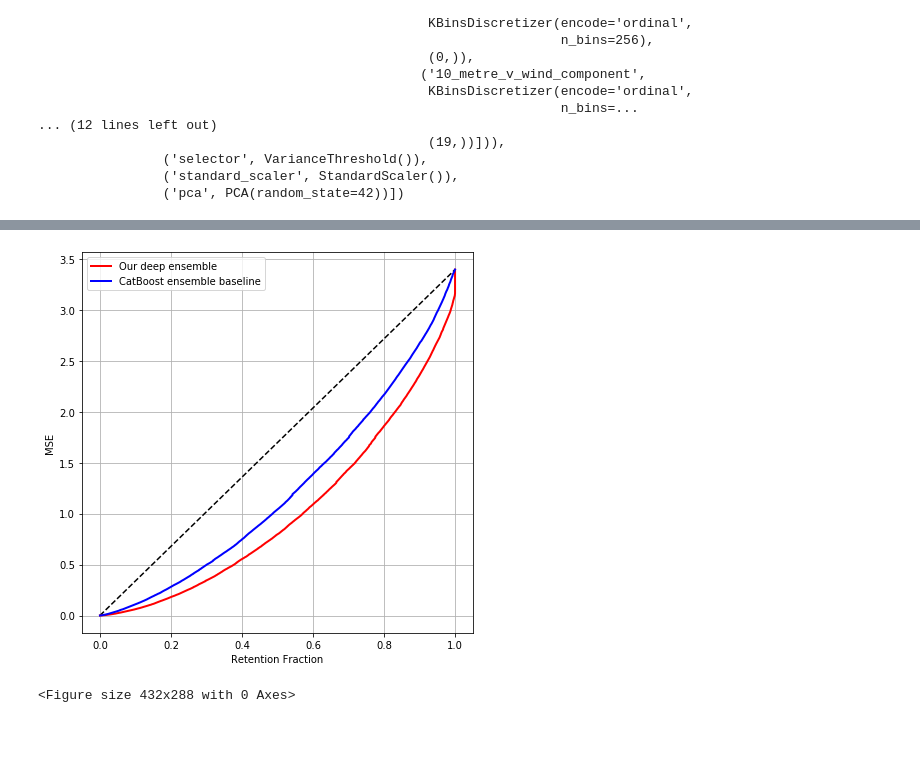
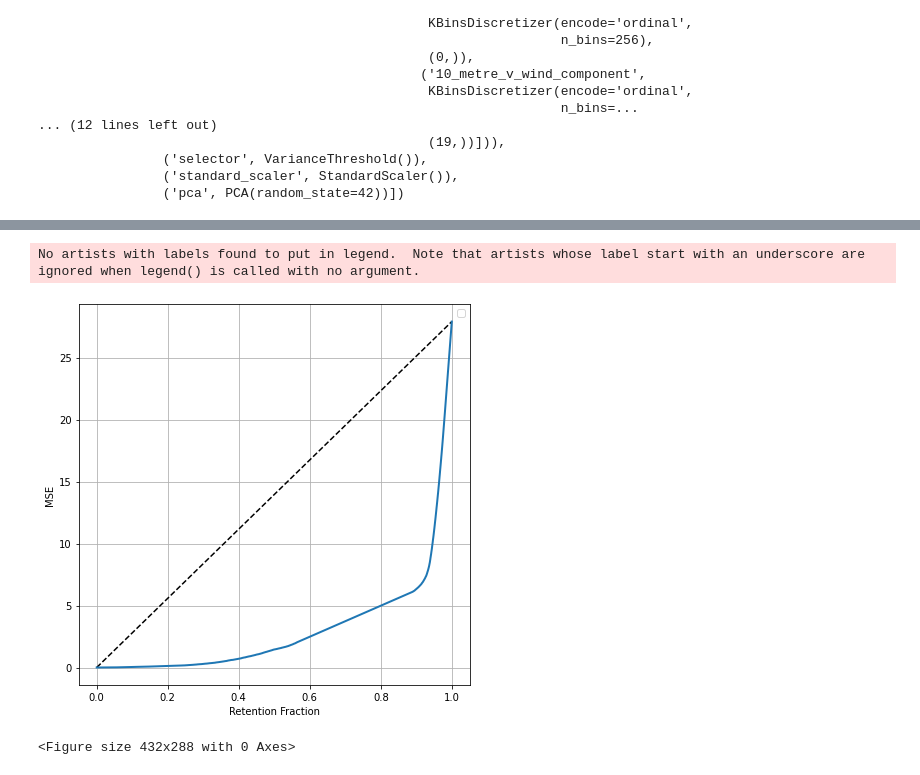
Before and after one commit to not-Karot/yandex-shifts-weather, a Jupyter notebook: deep_ensemble_with_uncertainty_and_spec_fe_eval.ipynb, the cells around one changed output, grey strips where cells are left out. Cells and saved outputs as stored; diff of their text form; code cells hidden in the pictures; blank space fills up the shorter version.

Commit message:
dropna

```diff
--- a/deep_ensemble_with_uncertainty_and_spec_fe_eval.ipynb
+++ b/deep_ensemble_with_uncertainty_and_spec_fe_eval.ipynb
@@ -561,5 +596,5 @@ for nn_idx in range(ensemble_size):
 # %%
-df_in = pd.read_csv(dev_in_name)
+df_in = xr.open_zarr(dev_in_name).to_dataframe().dropna()#pd.read_csv(dev_in_name)
 print(f'Row number is {df_in.shape[0]}.')
 print(f'Column number is {df_in.shape[1]}.')
 # %% [output]
@@ -578,5 +613,5 @@ df_in.head()
 # %%
-df_out = pd.read_csv(dev_out_name)
+df_out = xr.open_zarr(dev_out_name).to_dataframe().dropna()#pd.read_csv(dev_out_name)
 print(f'Row number is {df_out.shape[0]}.')
 print(f'Column number is {df_out.shape[1]}.')
 # %% [output]
@@ -603,0 +648,3 @@ targets = np.concatenate([
+# %%
+df_out= df_out[['S']]
+df_out.head()
@@ -604,3 +659,7 @@ targets = np.concatenate([
+# %%
+inputs = df_in.to_numpy().astype(np.float64)
+targets = df_out.to_numpy().astype(np.float64)
+targets = targets.ravel()
 # %%
 start_inference_time = time.time()
 all_preds = predict_by_ensemble(
@@ -692,4 +761,5 @@ R-AUC MSE of CatBoost Ens = 1.226643512318076.
 # %%
+catboost_rejection_mse = None
 plt.figure(new_figure_id, figsize=(7, 7))
 new_figure_id += 1
 if catboost_rejection_mse is None:
@@ -706,35 +776,36 @@ else:
         plt.plot(
             retention_fractions.tolist() + [retention_fractions[-1]],
             retention_mse.tolist() + [last_mse],
             color='red', linewidth=2, label='Our deep ensemble'
         )
     else:
         plt.plot(
             retention_fractions,
             retention_mse,
             color='red', linewidth=2, label='Our deep ensemble'
         )
     if last_mse > catboost_rejection_mse[-1]:
         plt.plot(
             retention_fractions,
             catboost_rejection_mse,
             color='blue', linewidth=2, label='CatBoost ensemble baseline'
         )
     else:
         plt.plot(
             retention_fractions.tolist() + [retention_fractions[-1]],
             catboost_rejection_mse.tolist() + [last_mse],
             color='blue', linewidth=2, label='CatBoost ensemble baseline'
         )
 plt.ylabel('MSE')
 plt.xlabel('Retention Fraction')
 plt.grid()
 plt.legend(loc='best')
 plt.show()
 plt.clf()
 # %% [output]
+No artists with labels found to put in legend.  Note that artists whose label start with an underscore are ignored when legend() is called with no argument.
-[figure, old version]
+[figure, new version]
-<Figure size 432x288 with 0 Axes>
+<Figure size 432x288 with 0 Axes>
 # %%
 thresh = 1.0
 f_auc, f95, retention_f1 = f_beta_metrics(errors, uncertainties, thresh, beta=1.0)
```
Also changed, not shown: parts of 33 cells of this notebook, 2 other files.
